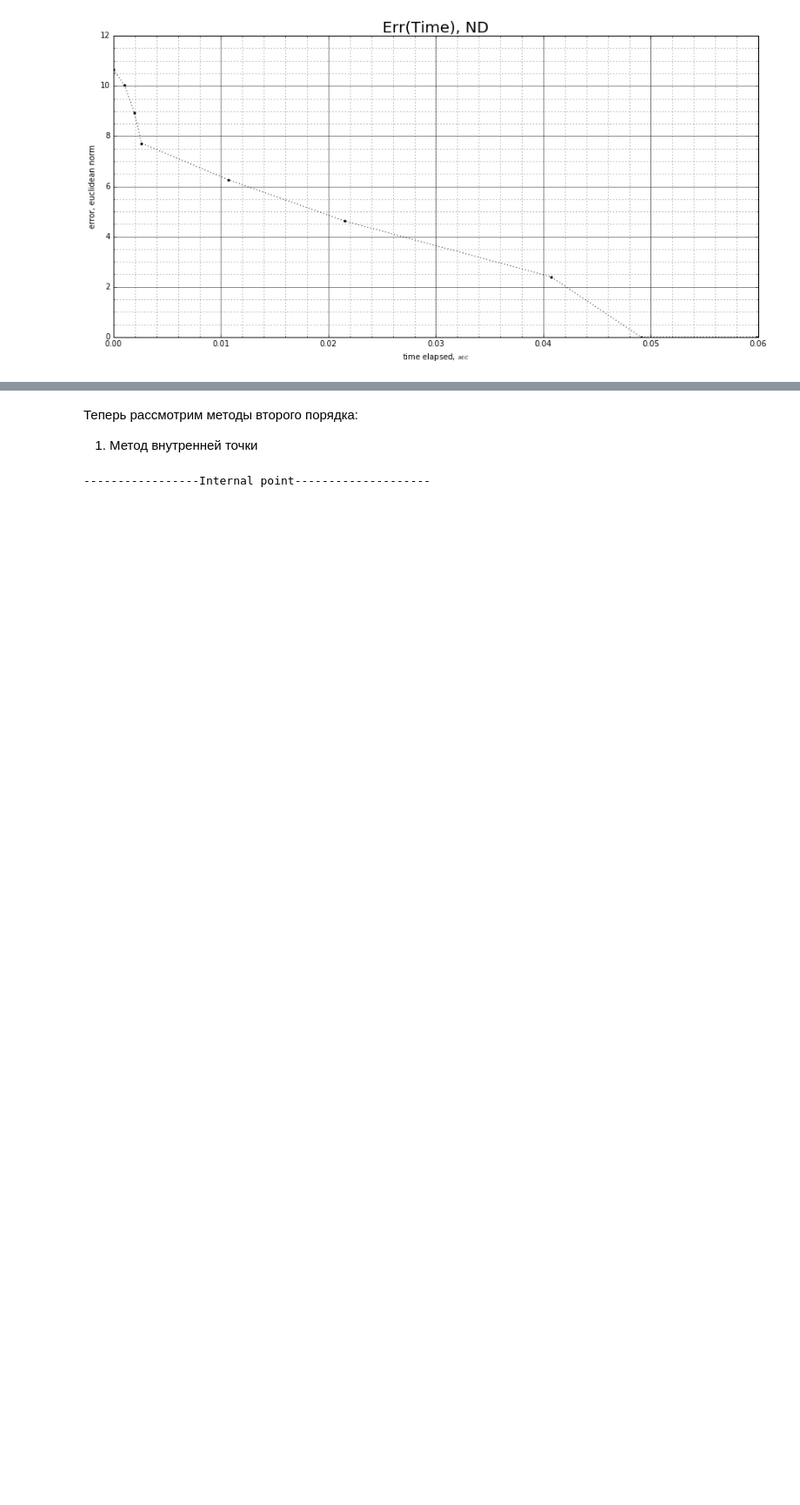
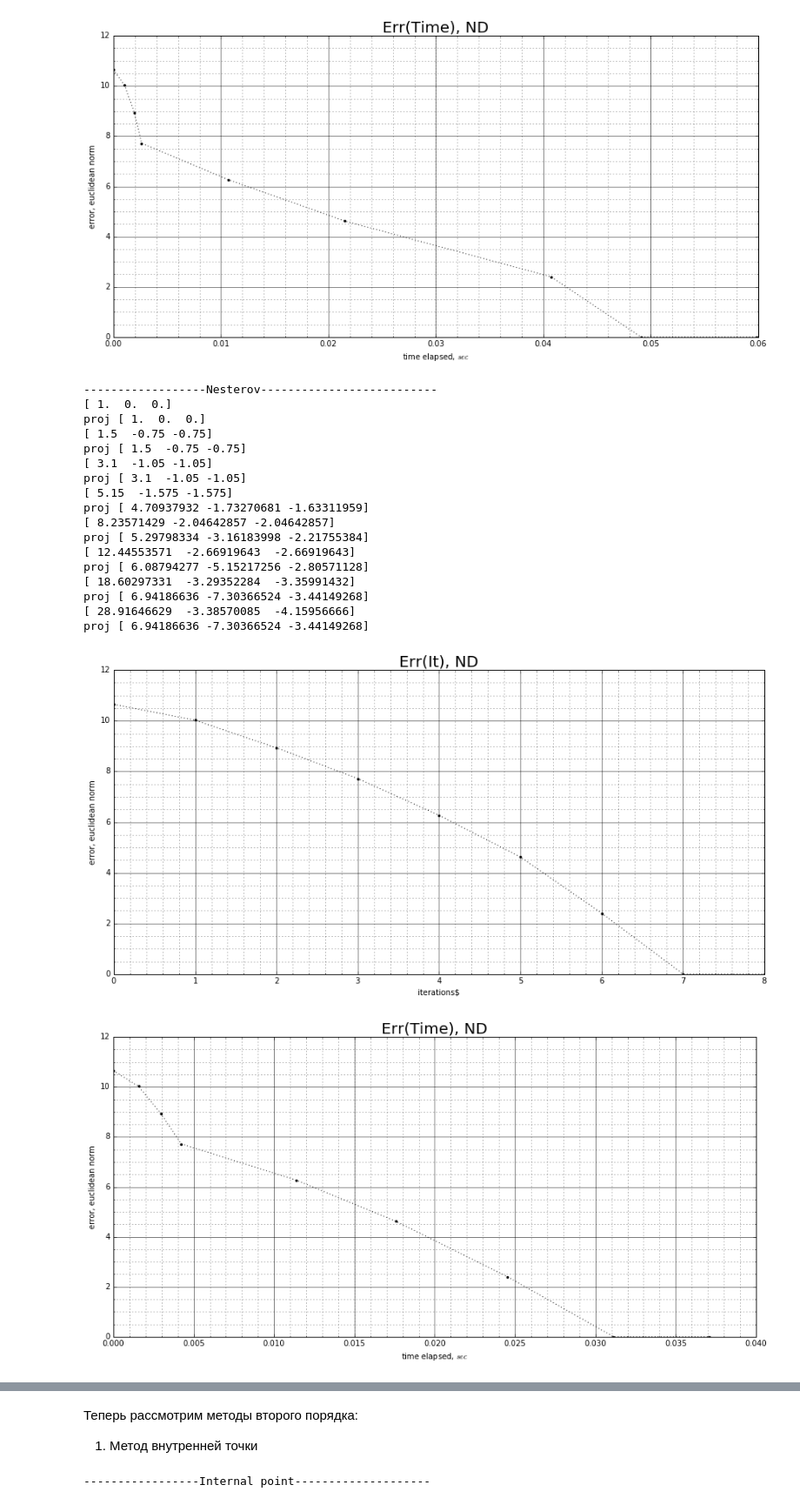
Before and after one commit to KaEuAn/ConvexOptimisationProject, a Jupyter notebook: presentation.ipynb, the cells around one changed output, grey strips where cells are left out. Shown at 87% size. Saved outputs shown, nothing was run; the diff lists cells and outputs as text; code cells hidden in the pictures; blank space fills up the shorter version.

```diff
--- a/presentation.ipynb
+++ b/presentation.ipynb
@@ -136,5 +175,41 @@ proj [ 6.94186636 -7.30366524 -3.44149268]
 proj [ 6.94186636 -7.30366524 -3.44149268]
 [figure]
 [figure]
+# %%
+print("------------------Nesterov--------------------------")
+
+# nesterov descent solver initialisation
+criteria = nst.stop_criterias.xdiff_stop_crit(0.00001)
+nesterov_descent_task = nst.solver(oracle, constraints)
+nesterov_descent_task.set_init_position(np.array([0.,0.,0.]))
+stp_size = nst.step_sizes.ConstantStepSize(alpha = 1)
+nesterov_descent_task.set_step_size(stp_size)
+
+# launch
+result = nesterov_descent_task.make(criteria)
+
+# result showing
+result.ShowIterations("Err(It), ND")
+result.ShowTime("Err(Time), ND")
+# %% [output]
+------------------Nesterov--------------------------
+[ 1.  0.  0.]
+proj [ 1.  0.  0.]
+[ 1.5  -0.75 -0.75]
+proj [ 1.5  -0.75 -0.75]
+[ 3.1  -1.05 -1.05]
+proj [ 3.1  -1.05 -1.05]
+[ 5.15  -1.575 -1.575]
+proj [ 4.70937932 -1.73270681 -1.63311959]
+[ 8.23571429 -2.04642857 -2.04642857]
+proj [ 5.29798334 -3.16183998 -2.21755384]
+[ 12.44553571  -2.66919643  -2.66919643]
+proj [ 6.08794277 -5.15217256 -2.80571128]
+[ 18.60297331  -3.29352284  -3.35991432]
+proj [ 6.94186636 -7.30366524 -3.44149268]
+[ 28.91646629  -3.38570085  -4.15956666]
+proj [ 6.94186636 -7.30366524 -3.44149268]
+[figure, added]
+[figure, added]
 # %% [markdown]
 Выводы: метод Нестерова, как и ожидалось от него, работает быстрее всего. В свою очередь на обычной задаче линейного программировани метод тяжёлого шарика работает чуть медленнее обычного градиентного спуска, потому что задача достаточно простая.
```
Also changed, not shown: parts of 11 cells of this notebook.
